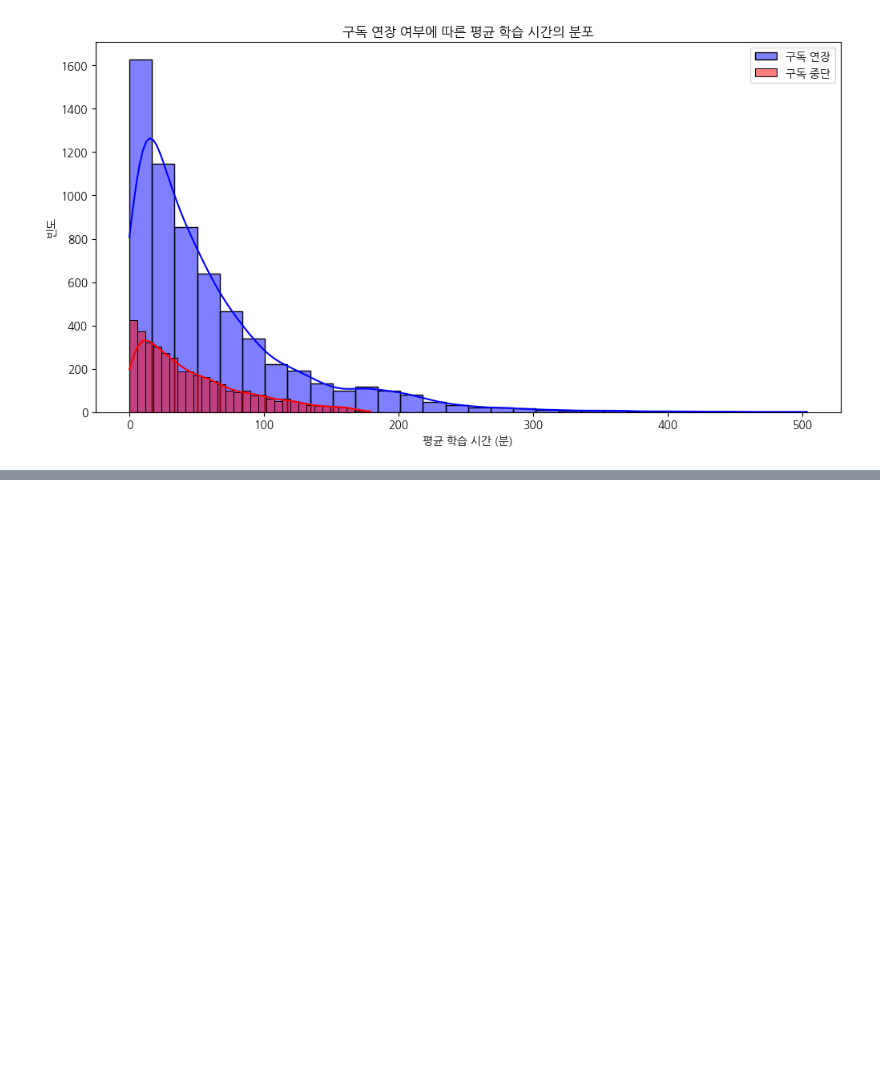
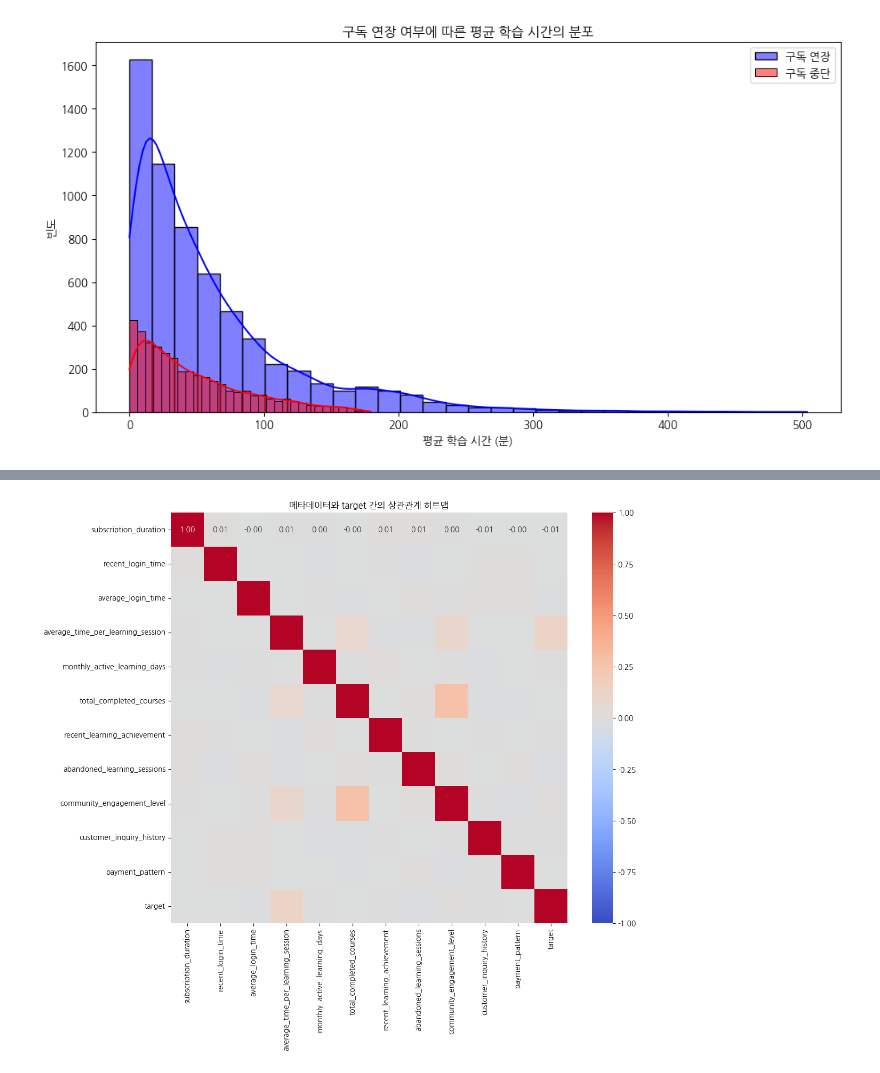
Before and after one commit to youngho-chae/wassup3, a Jupyter notebook: 05_Data_Analysis/DA_Mini_Project.ipynb, the cells around one changed output, grey strips where cells are left out. Saved outputs shown, nothing was run; the diff lists cells and outputs as text; code cells hidden in the pictures; blank space fills up the shorter version.

```diff
--- a/05_Data_Analysis/DA_Mini_Project.ipynb
+++ b/05_Data_Analysis/DA_Mini_Project.ipynb
@@ -319,0 +388,25 @@ plt.show()
+# %%
+import pandas as pd
+import matplotlib.pyplot as plt
+import seaborn as sns
+import koreanize_matplotlib
+
+
+# 결측치 확인 및 처리 (단순 대체)
+numeric_columns = mini.select_dtypes(include='number').columns
+mini[numeric_columns] = mini[numeric_columns].fillna(mini[numeric_columns].median())
+
+# 수치형 데이터만 선택
+numeric_data = mini[numeric_columns]
+
+# 전체 메타데이터와 target 간의 상관관계 계산
+correlation_matrix = numeric_data.corr()
+
+# 히트맵 시각화
+plt.figure(figsize=(12, 10))
+sns.heatmap(correlation_matrix, annot=True, fmt='.2f', cmap='coolwarm', vmin=-1, vmax=1)
+
+plt.title('메타데이터와 target 간의 상관관계 히트맵')
+plt.show()
+# %% [output]
+[figure, added]
```
Also changed, not shown: parts of 16 cells of this notebook.
